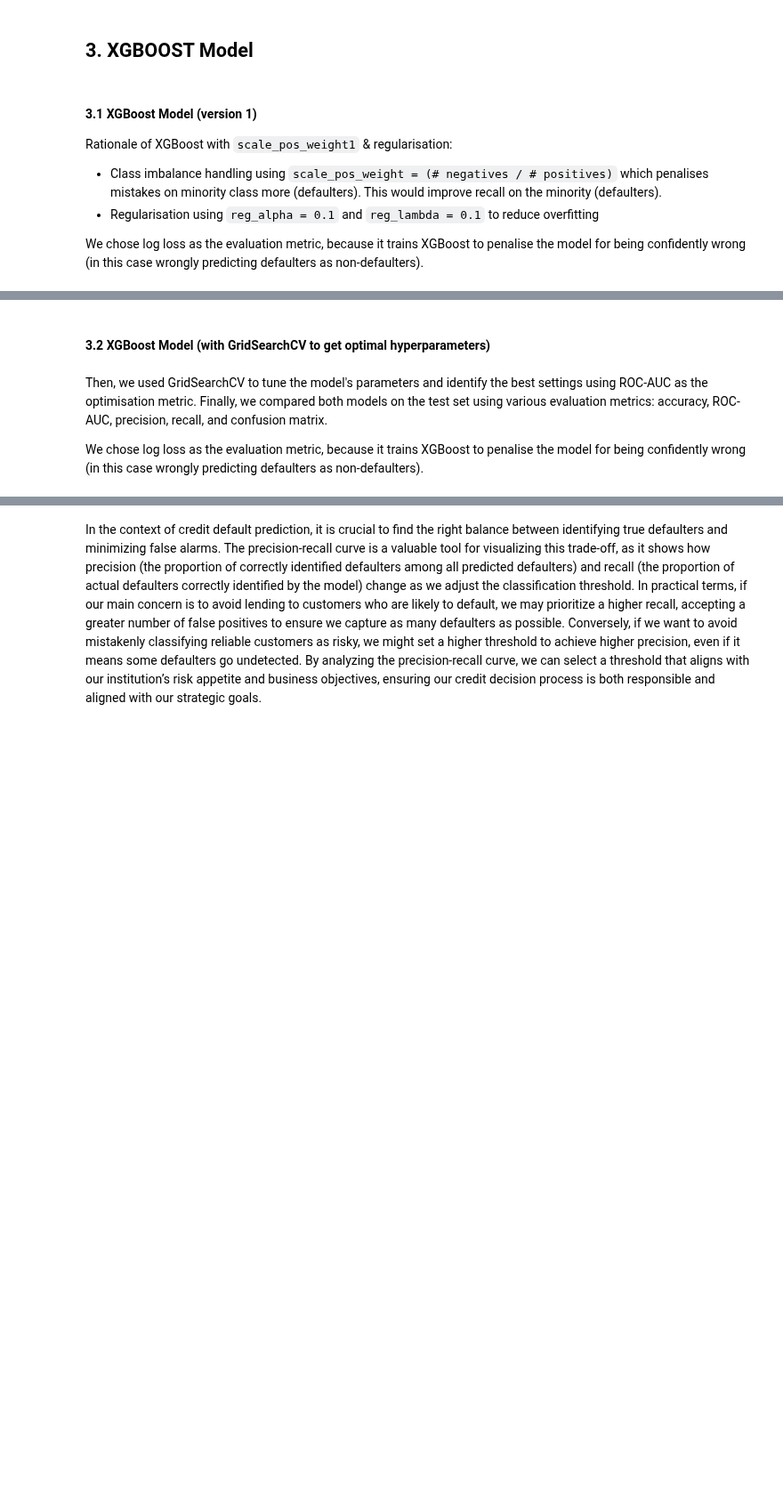
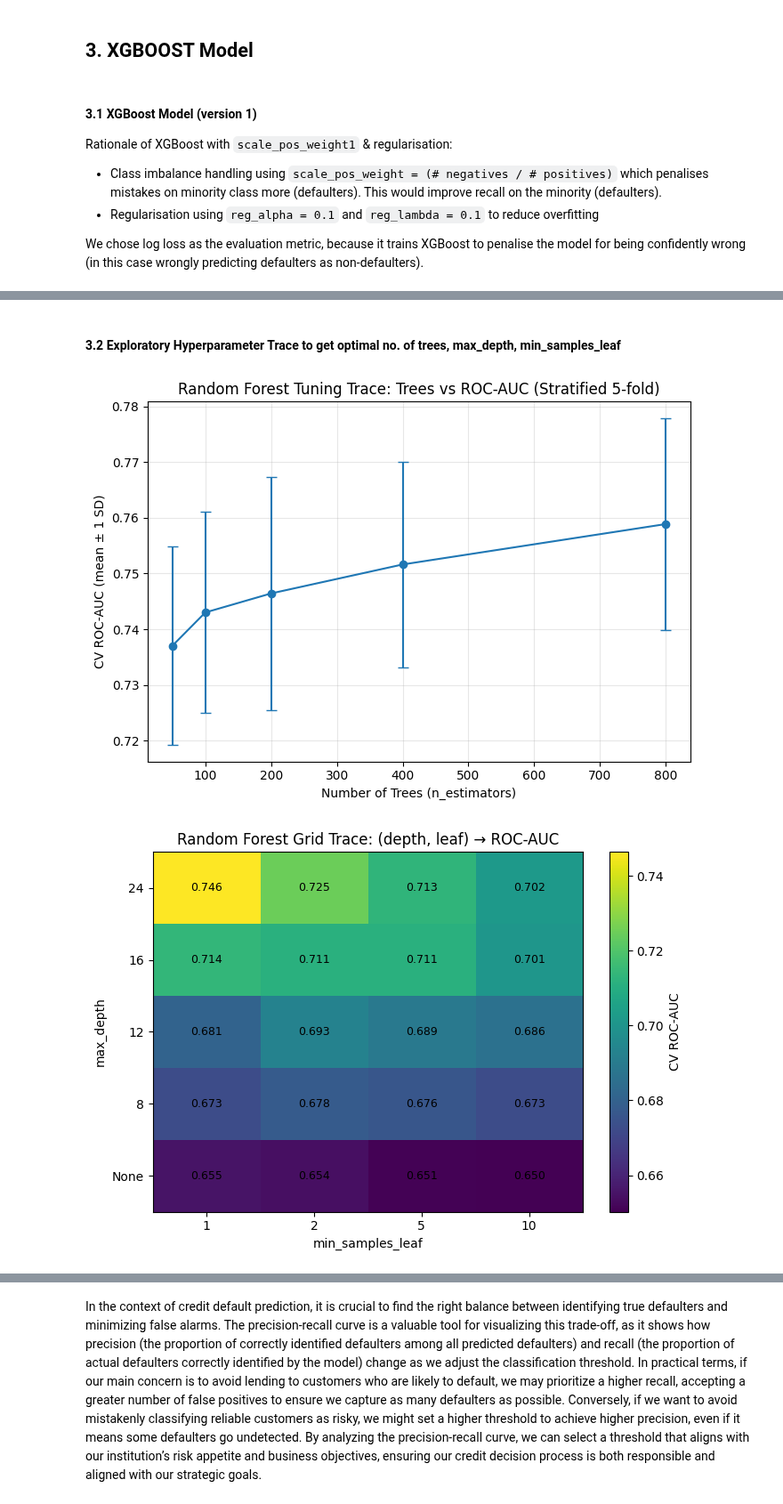
Before and after one commit to loowenwen/cs3244-project, a Jupyter notebook: src/final_random_forest.ipynb, the cells around one changed output, grey strips where cells are left out. Shown at 89% size. Saved outputs shown, nothing was run; the diff lists cells and outputs as text; code cells hidden in the pictures; blank space fills up the shorter version.

Commit message:
Add updated src file from main branch to random-forest branch by Vivian

```diff
--- a/src/final_random_forest.ipynb
+++ b/src/final_random_forest.ipynb
@@ -1013,6 +1013,73 @@ Confusion Matrix:
 # %% [markdown]
-#### 3.2 XGBoost Model (with GridSearchCV to get optimal hyperparameters)
+#### 3.2 Exploratory Hyperparameter Trace to get optimal no. of trees, max_depth, min_samples_leaf
-# %% [markdown]
-Then, we used GridSearchCV to tune the model's parameters and identify the best settings using ROC-AUC as the optimisation metric. Finally, we compared both models on the test set using various evaluation metrics: accuracy, ROC-AUC, precision, recall, and confusion matrix.
-
-We chose log loss as the evaluation metric, because it trains XGBoost to penalise the model for being confidently wrong (in this case wrongly predicting defaulters as non-defaulters).
+# %%
+from sklearn.model_selection import GridSearchCV, StratifiedKFold
+
+# Stratified CV
+skf = StratifiedKFold(n_splits=5, shuffle=True, random_state=42)
+
+n_list = [50, 100, 200, 400, 800]
+means, stds = [], []
+
+for n in n_list:
+    rf = RandomForestClassifier(
+        n_estimators=n,
+        random_state=42,
+        class_weight='balanced',   # keep the same imbalance strategy you used elsewhere
+        n_jobs=-1
+    )
+    cv = cross_val_score(rf, X_train, y_train, cv=skf, scoring='roc_auc', n_jobs=-1)
+    means.append(cv.mean())
+    stds.append(cv.std())
+
+plt.figure(figsize=(7,5))
+plt.errorbar(n_list, means, yerr=stds, fmt='-o', capsize=4)
+plt.xlabel("Number of Trees (n_estimators)")
+plt.ylabel("CV ROC-AUC (mean ± 1 SD)")
+plt.title("Random Forest Tuning Trace: Trees vs ROC-AUC (Stratified 5-fold)")
+plt.grid(alpha=0.3)
+plt.tight_layout()
+plt.show()
+
+# ---- heatmap over (max_depth, min_samples_leaf) ----
+depth_grid = [None, 8, 12, 16, 24]
+leaf_grid  = [1, 2, 5, 10]
+
+records = []
+for d in depth_grid:
+    for leaf in leaf_grid:
+        rf = RandomForestClassifier(
+            n_estimators=200,       # fix a reasonable value from the trace above
+            max_depth=d,
+            min_samples_leaf=leaf,
+            random_state=42,
+            class_weight='balanced',
+            n_jobs=-1
+        )
+        cv = cross_val_score(rf, X_train, y_train, cv=skf, scoring='roc_auc', n_jobs=-1)
+        records.append({
+            "max_depth": ("None" if d is None else d),
+            "min_samples_leaf": leaf,
+            "auc_mean": cv.mean()
+        })
+
+df_grid = pd.DataFrame(records)
+pivot = df_grid.pivot(index="max_depth", columns="min_samples_leaf", values="auc_mean")
+
+plt.figure(figsize=(7,5))
+im = plt.imshow(pivot.values, aspect='auto', origin='lower')
+plt.colorbar(im, label="CV ROC-AUC")
+plt.xticks(ticks=np.arange(len(leaf_grid)), labels=leaf_grid)
+plt.yticks(ticks=np.arange(len(depth_grid)), labels=[("None" if d is None else d) for d in depth_grid])
+plt.xlabel("min_samples_leaf")
+plt.ylabel("max_depth")
+plt.title("Random Forest Grid Trace: (depth, leaf) → ROC-AUC")
+# annotate cells
+for i in range(pivot.shape[0]):
+    for j in range(pivot.shape[1]):
+        plt.text(j, i, f"{pivot.values[i,j]:.3f}", ha='center', va='center', fontsize=9)
+plt.tight_layout()
+plt.show()
+# %% [output]
+[figure, added]
+[figure, added]
```
Also changed, not shown: parts of 32 cells of this notebook.
